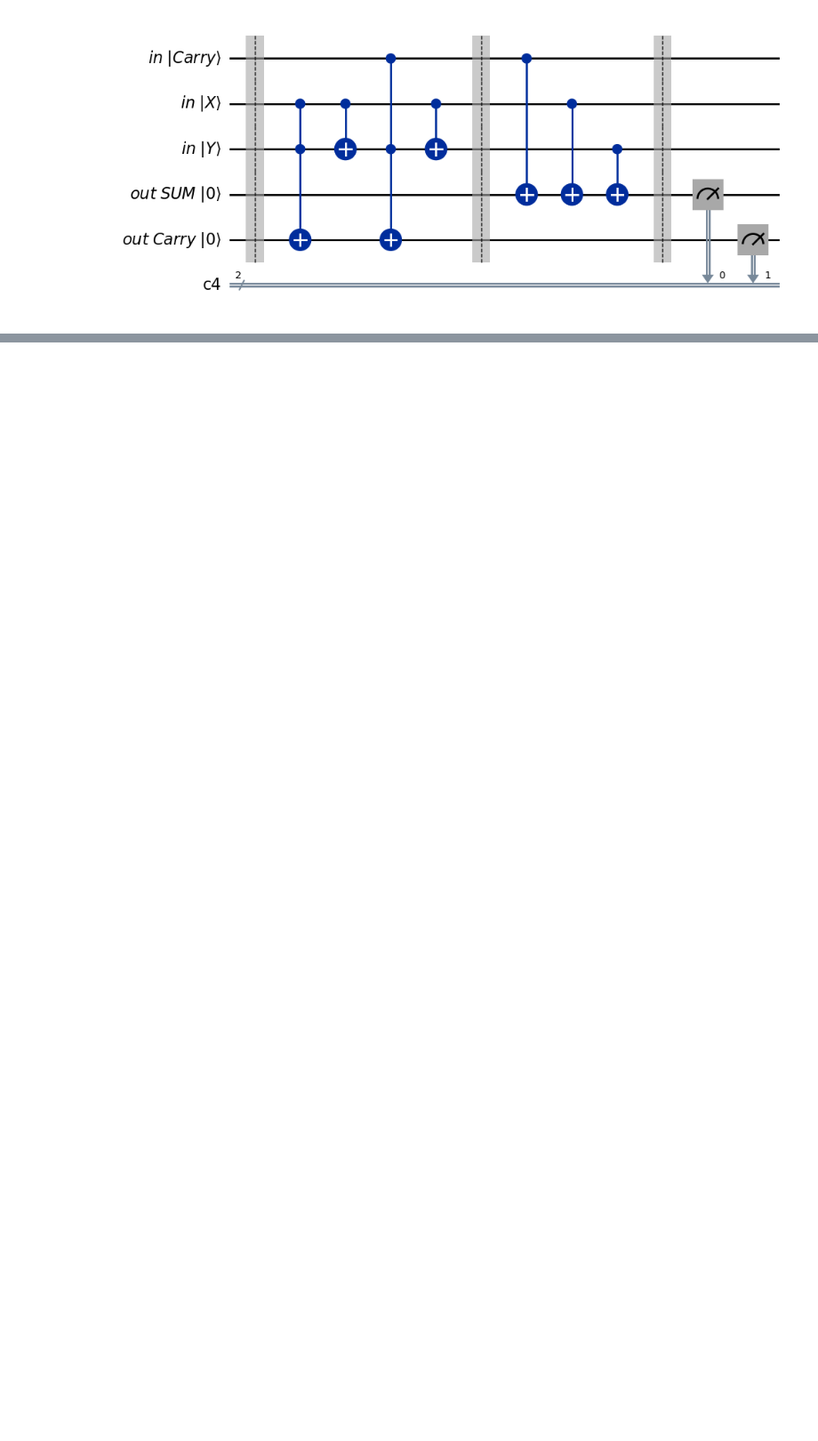
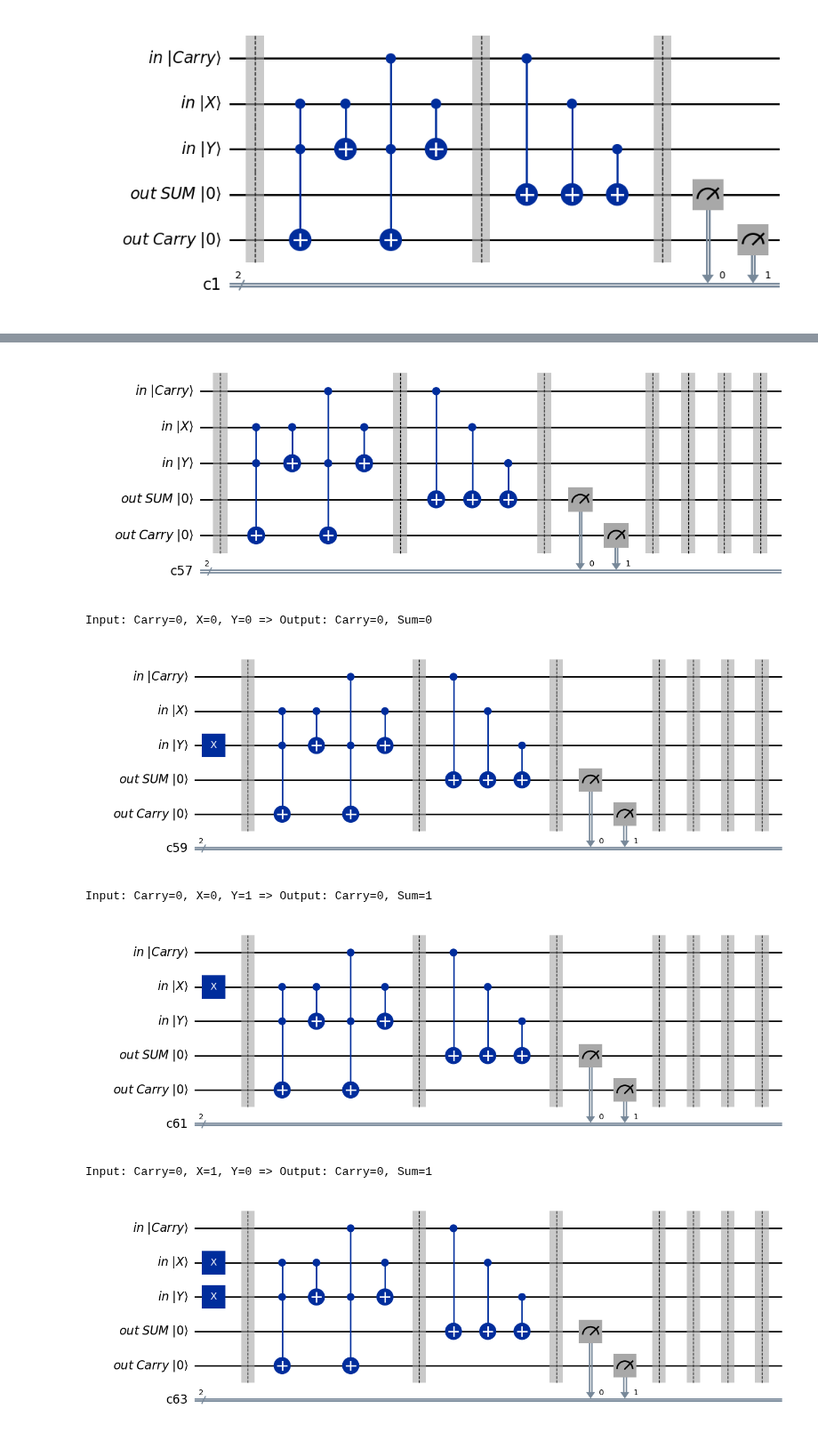
Before and after one commit to elijahkin/amsc698k, a Jupyter notebook: hw3/hw3.ipynb, the cells around one changed output, grey strips where cells are left out. Shown at 89% size. Saved outputs shown, nothing was run; the diff lists cells and outputs as text; code cells hidden in the pictures; blank space fills up the shorter version.

```diff
--- a/hw3/hw3.ipynb
+++ b/hw3/hw3.ipynb
@@ -318,0 +365,68 @@ full_adder.decompose().draw('mpl')
+# %%
+from qiskit_aer import Aer
+
+# Test the full adder
+
+# Define the simulator
+simulator = Aer.get_backend('qasm_simulator')
+
+# Function to test the full adder
+def test_full_adder(input_carry, input_x, input_y):
+    # Create a new circuit for each test
+    c = ClassicalRegister(2)
+    cin = QuantumRegister(1, "in |Carry⟩")
+    cout = QuantumRegister(1, 'out Carry |0⟩')
+    sum_out = QuantumRegister(1, "out SUM |0⟩")
+    X = QuantumRegister(1, "in |X⟩")
+    Y = QuantumRegister(1, "in |Y⟩")
+
+    test_circuit = QuantumCircuit(cin, X, Y, sum_out, cout, c)
+
+    # Initialize the inputs
+    if input_carry:
+        test_circuit.x(cin)
+    if input_x:
+        test_circuit.x(X)
+    if input_y:
+        test_circuit.x(Y)
+
+    test_circuit.compose(full_adder.decompose(), qubits = [0, 1, 2, 3, 4], clbits=c, inplace = True)
+
+    display(test_circuit.draw('mpl'))
+
+    backend = Aer.get_backend('aer_simulator')
+    job = backend.run(test_circuit, shots=1000)
+    result = job.result()
+    counts = result.get_counts(test_circuit)
+
+    # Extract the output
+    output = list(counts.keys())[0]
+    carry_out = int(output[0])
+    sum_out = int(output[1])
+
+    return carry_out, sum_out
+
+# Test cases
+test_cases = [
+    (0, 0, 0),  # 0 + 0 + 0 = 00
+    (0, 0, 1),  # 0 + 0 + 1 = 01
+    (0, 1, 0),  # 0 + 1 + 0 = 01
+    (0, 1, 1),  # 0 + 1 + 1 = 10
+    (1, 0, 0),  # 1 + 0 + 0 = 01
+    (1, 0, 1),  # 1 + 0 + 1 = 10
+    (1, 1, 0),  # 1 + 1 + 0 = 10
+    (1, 1, 1),  # 1 + 1 + 1 = 11
+]
+
+# Run the test cases
+for carry, x, y in test_cases:
+    carry_out, sum_out = test_full_adder(carry, x, y)
+    print(f"Input: Carry={carry}, X={x}, Y={y} => Output: Carry={carry_out}, Sum={sum_out}")
+# %% [output]
+[figure, added]
+Input: Carry=0, X=0, Y=0 => Output: Carry=0, Sum=0
+[figure, added]
+Input: Carry=0, X=0, Y=1 => Output: Carry=0, Sum=1
+[figure, added]
+Input: Carry=0, X=1, Y=0 => Output: Carry=0, Sum=1
+[figure, added]
```
Also changed, not shown: parts of 13 cells of this notebook.
